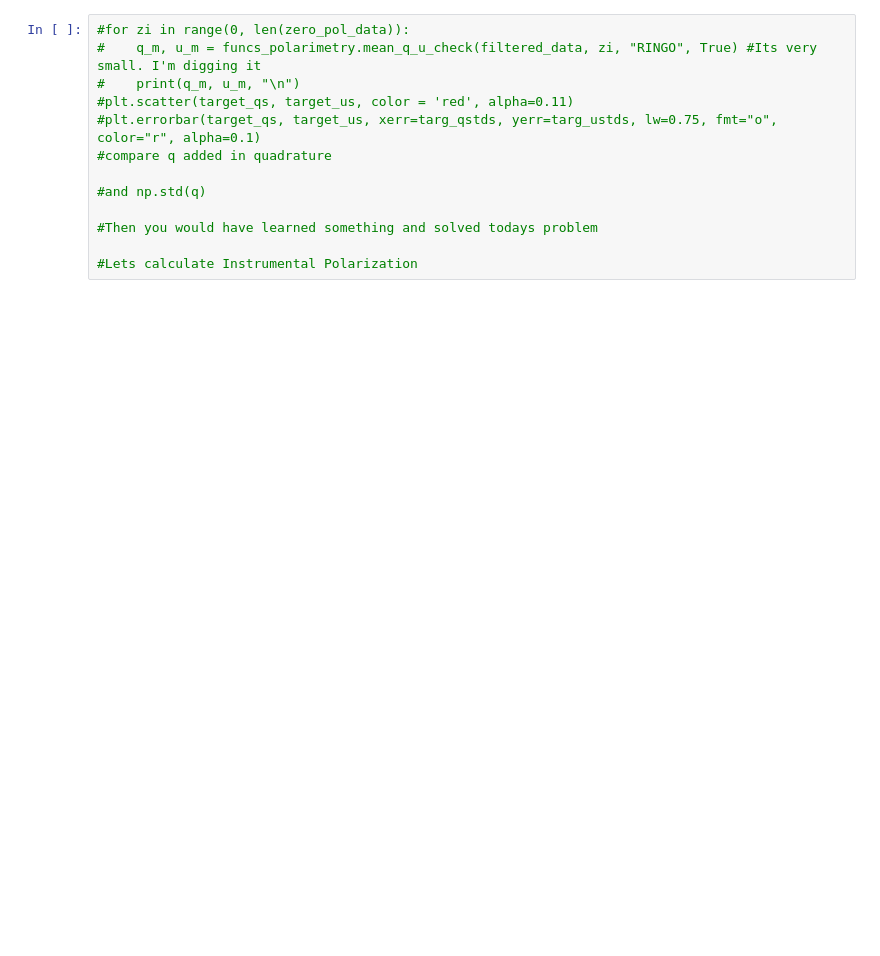
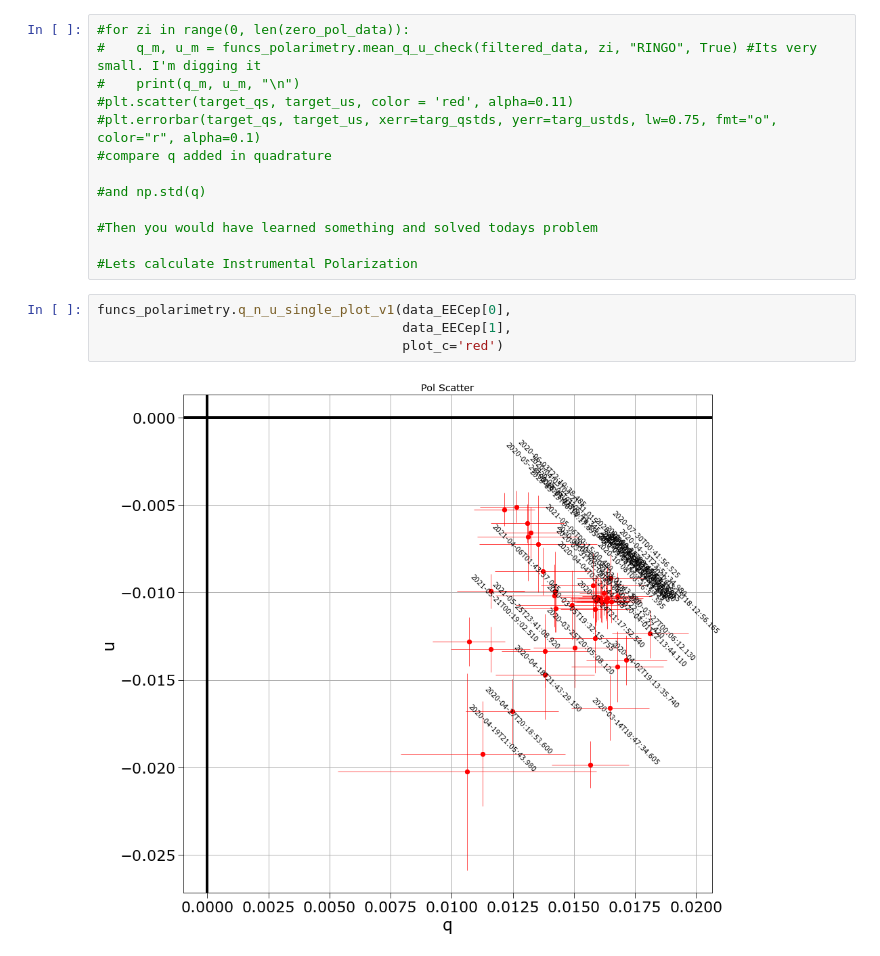
Before and after one commit to coderXmachina2/Suhora_polarimety, a Jupyter notebook: polarimetry_3.ipynb, the cells around one changed output. Drawn from its saved outputs; the diff is of its cells as text; blank space fills up the shorter version.

```diff
--- a/polarimetry_3.ipynb
+++ b/polarimetry_3.ipynb
@@ -299,3 +185,9 @@ Len of that things. Expectation 4: 4
 #Then you would have learned something and solved todays problem
 
 #Lets calculate Instrumental Polarization
+# %%
+funcs_polarimetry.q_n_u_single_plot_v1(data_EECep[0],
+                                       data_EECep[1],
+                                       plot_c='red')
+# %% [output]
+[figure, added]
```
Also changed, not shown: parts of 28 cells of this notebook, 1 other file.
